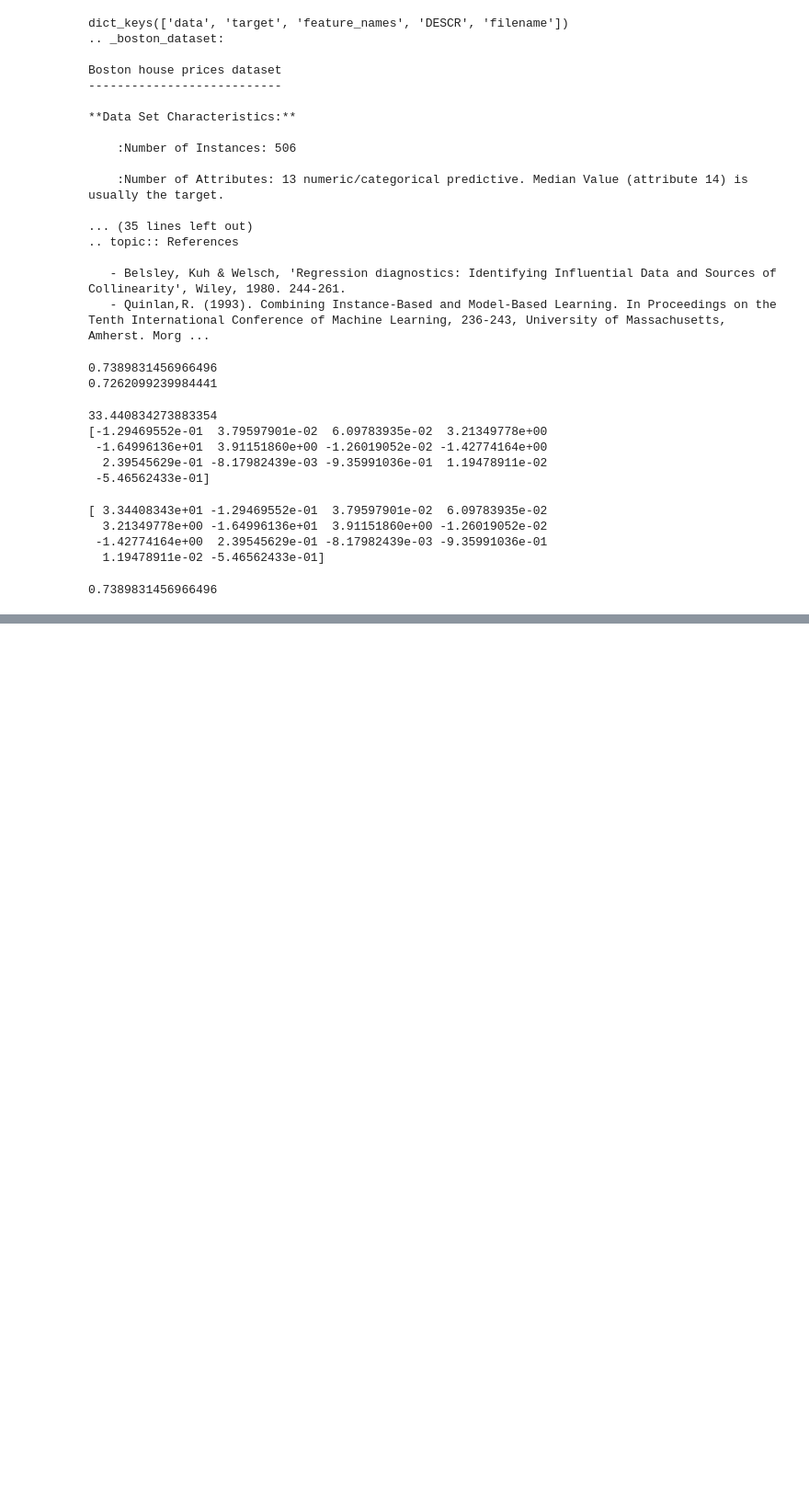
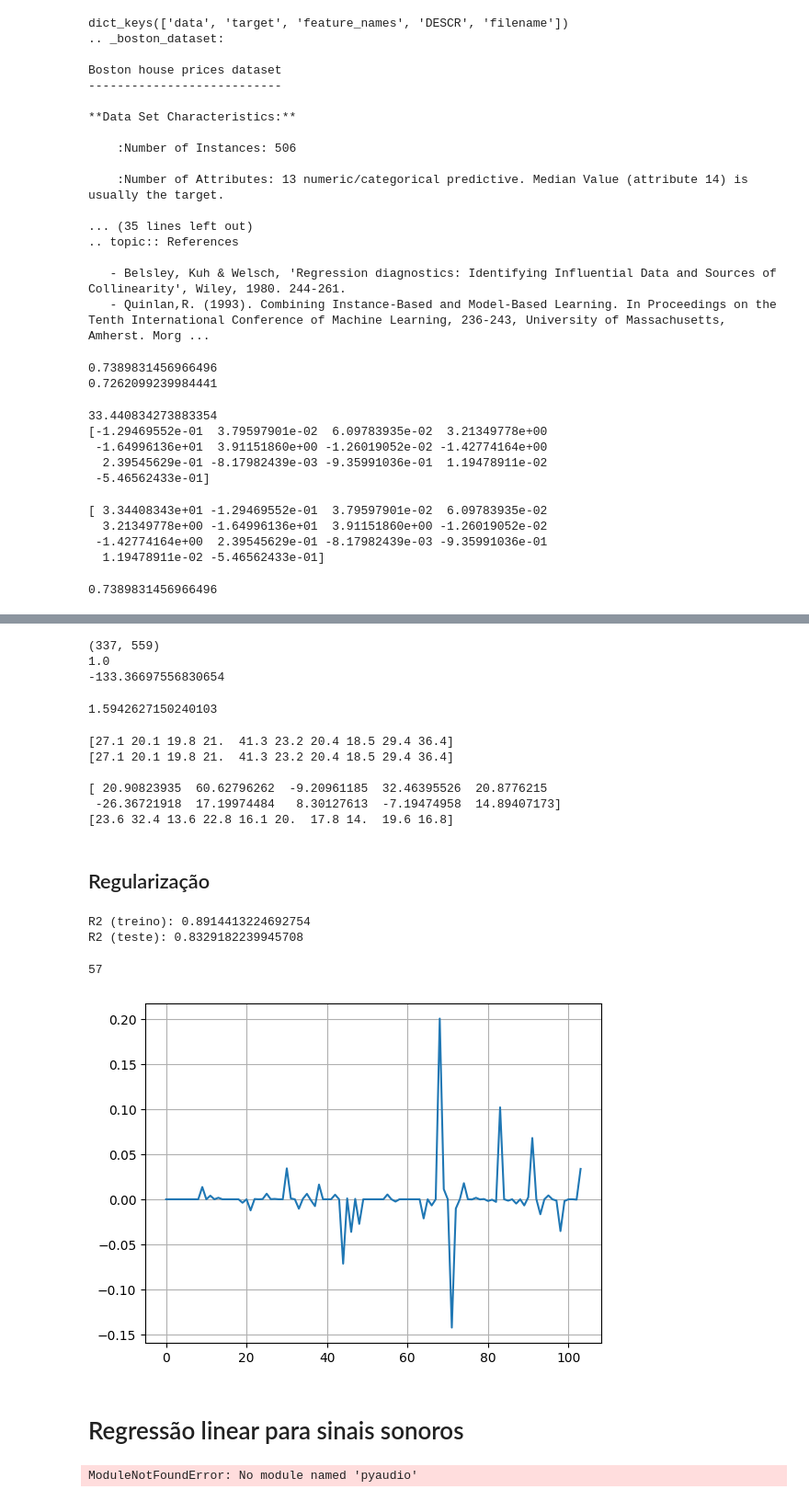
Before and after one commit to EduardoRMarks/ISEL_AA, a Jupyter notebook: labs_aulas/Lab4_aula/lab4_vid.ipynb, the cells around one changed output, grey strips where cells are left out. Shown at 92% size. Saved outputs shown, nothing was run; the diff lists cells and outputs as text; code cells hidden in the pictures; blank space fills up the shorter version.

```diff
--- a/labs_aulas/Lab4_aula/lab4_vid.ipynb
+++ b/labs_aulas/Lab4_aula/lab4_vid.ipynb
@@ -212,0 +215,77 @@ print(1-P/V)
+# %%
+from sklearn.preprocessing import PolynomialFeatures
+poly = PolynomialFeatures(degree=3, include_bias=False).fit(X1)
+X1a = poly.transform(X1)
+X2a = poly.transform(X2)
+print(X1a.shape)
+rl = LinearRegression().fit(X1a, y1)
+print(rl.score(X1a, y1))
+print(rl.score(X2a, y2))
+# %% [output]
+(337, 559)
+1.0
+-133.36697556830654
+# %%
+print(rl.coef_.max())
+# %% [output]
+1.5942627150240103
+# %%
+y1e = rl.predict(X1a)
+print(y1e[:10])
+print(y1[:10])
+
+print()
+
+y2e = rl.predict(X2a)
+print(y2e[:10])
+print(y2[:10])
+# %% [output]
+[27.1 20.1 19.8 21.  41.3 23.2 20.4 18.5 29.4 36.4]
+[27.1 20.1 19.8 21.  41.3 23.2 20.4 18.5 29.4 36.4]
+
+[ 20.90823935  60.62796262  -9.20961185  32.46395526  20.8776215
+ -26.36721918  17.19974484   8.30127613  -7.19474958  14.89407173]
+[23.6 32.4 13.6 22.8 16.1 20.  17.8 14.  19.6 16.8]
+# %% [markdown]
+## Regularização
+# %%
+from sklearn.linear_model import Ridge, Lasso
+
+D = pickle.load(open('BostonDataset.p', 'rb'))
+X = D.data
+y = D.target
+
+X1, X2, y1, y2 = train_test_split(X, y, test_size=1/3, shuffle=True, random_state=42)
+
+poly = PolynomialFeatures(degree=2, include_bias=False).fit(X1)
+X1a = poly.transform(X1)
+X2a = poly.transform(X2)
+
+#rl = Ridge(alpha=1).fit(X1a, y1)
+rl = Lasso(alpha=1).fit(X1a, y1)
+print('R2 (treino):', rl.score(X1a, y1))
+print('R2 (teste):', rl.score(X2a, y2))
+# %% [output]
+R2 (treino): 0.8914413224692754
+R2 (teste): 0.8329182239945708
+# %%
+w = rl.coef_
+plt.plot(w)
+plt.grid(True)
+
+print(np.sum(np.abs(w) > 1e-10))
+#quanto mais perto do 0 melhor
+# %% [output]
+57
+[figure, added]
+# %% [markdown]
+# Regressão linear para sinais sonoros
+# %%
+import scipy.signal as sg
+import scipy.io.wavfile as wav
+from soundPlay import soundPlay
+
+wavFile = 'Violin.arco.ff.sulG.Gb4.mono.wav'
+fs, x = wav.read(wavFile)
+# %% [output]
+ModuleNotFoundError: No module named 'pyaudio'
```
Also changed, not shown: parts of 1 cell of this notebook.
